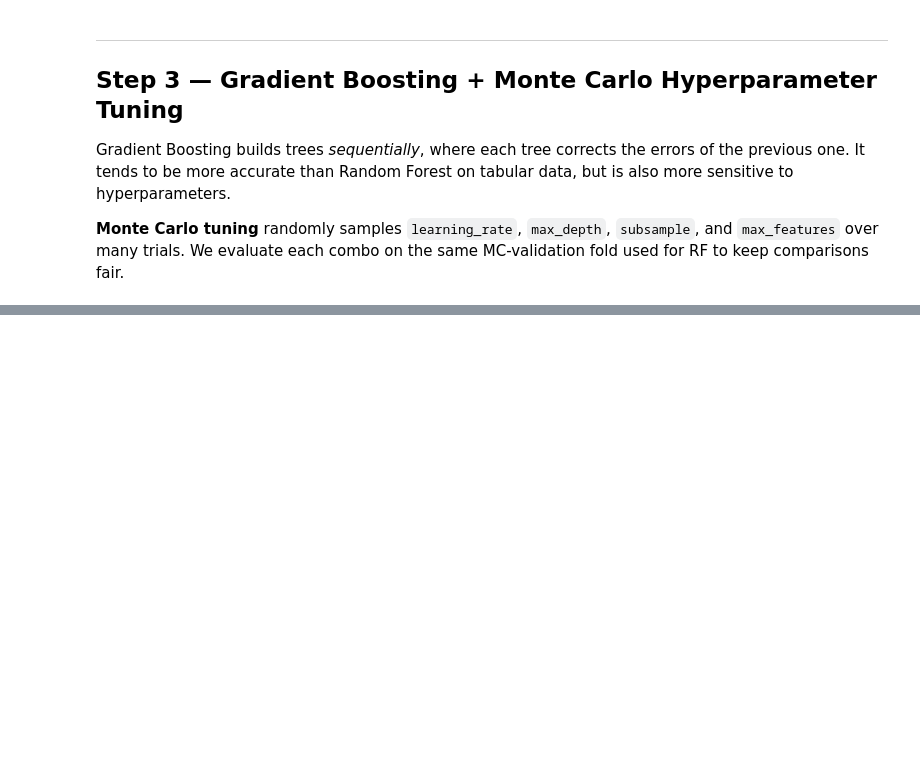
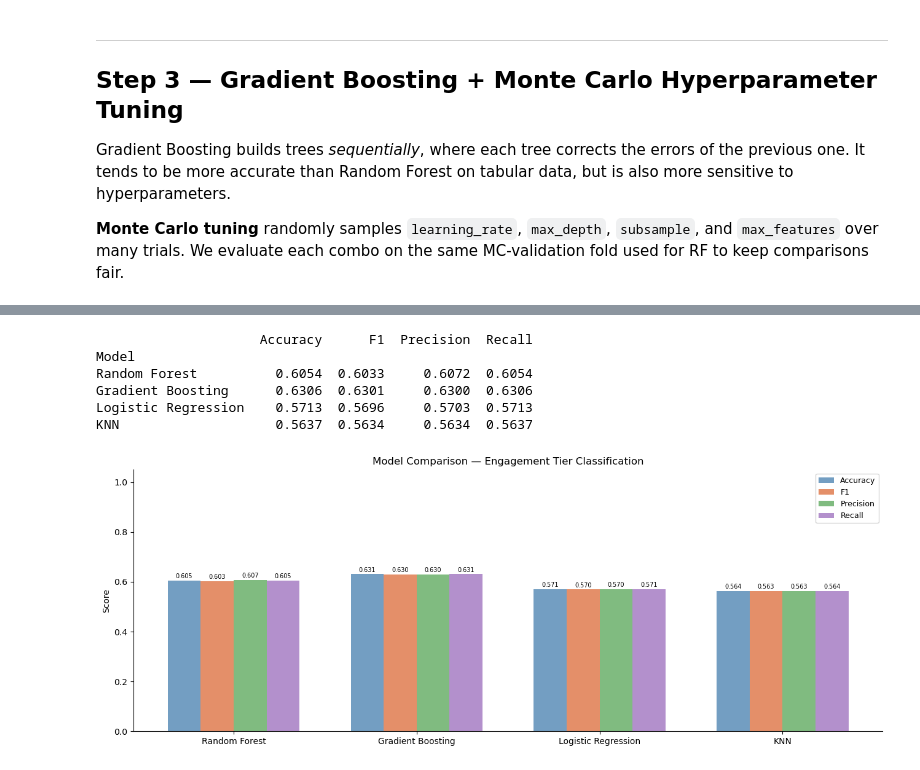
Before and after one commit to WobinWobin/data-trio-project, a Jupyter notebook: ML/cinemath_ml_hyperparameter.ipynb, the cells around one changed output, grey strips where cells are left out. Saved outputs shown, nothing was run; the diff lists cells and outputs as text; code cells hidden in the pictures; blank space fills up the shorter version.

```diff
--- a/ML/cinemath_ml_hyperparameter.ipynb
+++ b/ML/cinemath_ml_hyperparameter.ipynb
@@ -829,0 +942,51 @@ KeyboardInterrupt:
+# %%
+# ── ALL-MODEL COMPARISON ────────────────────────────────────────────────
+model_results = []
+for name, clf, X_tr, X_te in [
+    ('Random Forest',      rf_clf,  X_clf_train,        X_clf_test),
+    ('Gradient Boosting',  gb_clf,  X_clf_train,        X_clf_test),
+    ('Logistic Regression',lr_clf,  X_clf_train_scaled, X_clf_test_scaled),
+    ('KNN',                knn_clf, X_clf_train_scaled, X_clf_test_scaled),
+]:
+    y_pred = clf.predict(X_te)
+    model_results.append({
+        'Model'    : name,
+        'Accuracy' : accuracy_score(y_clf_test, y_pred),
+        'F1'       : f1_score(y_clf_test, y_pred, average='weighted'),
+        'Precision': precision_score(y_clf_test, y_pred, average='weighted', zero_division=0),
+        'Recall'   : recall_score(y_clf_test, y_pred, average='weighted', zero_division=0),
+    })
+
+results_df = pd.DataFrame(model_results).set_index('Model')
+print(results_df.round(4).to_string())
+
+# ── BAR CHART ────────────────────────────────────────────────────────────
+metrics = ['Accuracy', 'F1', 'Precision', 'Recall']
+x       = np.arange(len(results_df))
+width   = 0.18
+colors  = ['#5B8DB8', '#E07B4F', '#6AAF6A', '#A67DC4']
+
+fig, ax = plt.subplots(figsize=(13, 5))
+for i, (metric, color) in enumerate(zip(metrics, colors)):
+    bars = ax.bar(x + i * width, results_df[metric], width, label=metric, color=color, alpha=0.85)
+    for bar in bars:
+        ax.text(bar.get_x() + bar.get_width() / 2, bar.get_height() + 0.004,
+                f'{bar.get_height():.3f}', ha='center', va='bottom', fontsize=7)
+
+ax.set_xticks(x + width * 1.5)
+ax.set_xticklabels(results_df.index, fontsize=10)
+ax.set_ylabel('Score')
+ax.set_ylim(0, 1.05)
+ax.set_title('Model Comparison — Engagement Tier Classification', fontsize=12)
+ax.legend(fontsize=9)
+ax.spines[['top', 'right']].set_visible(False)
+plt.tight_layout()
+plt.show()
+# %% [output]
+                     Accuracy      F1  Precision  Recall
+Model
+Random Forest          0.6054  0.6033     0.6072  0.6054
+Gradient Boosting      0.6306  0.6301     0.6300  0.6306
+Logistic Regression    0.5713  0.5696     0.5703  0.5713
+KNN                    0.5637  0.5634     0.5634  0.5637
+[figure, added]
```
Also changed, not shown: parts of 6 cells of this notebook.
